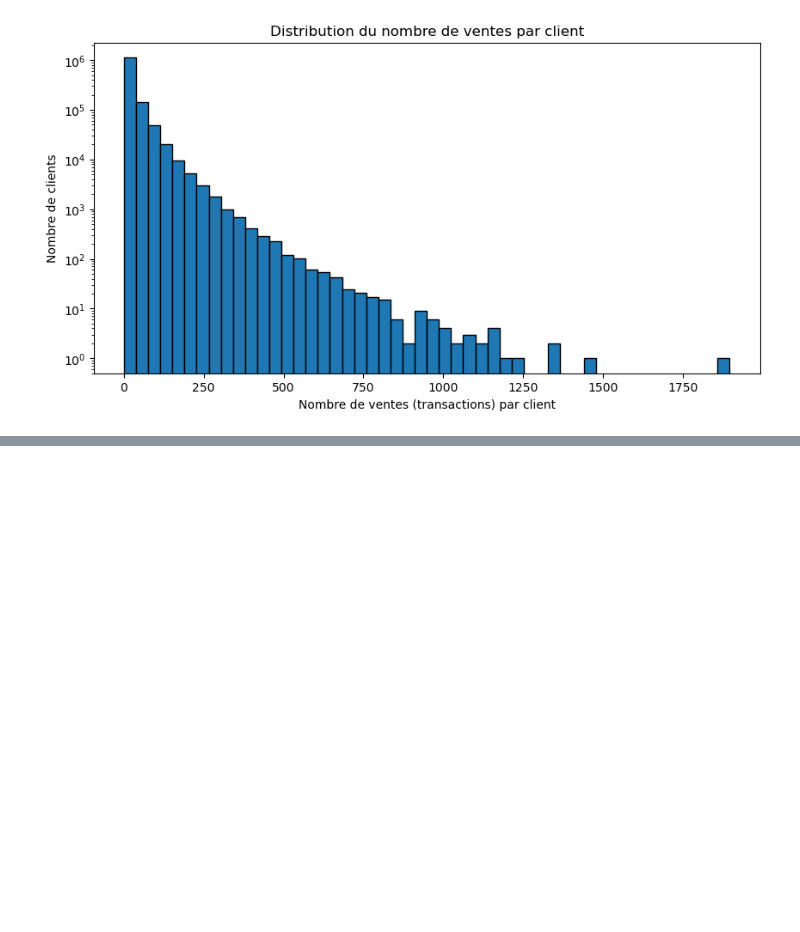
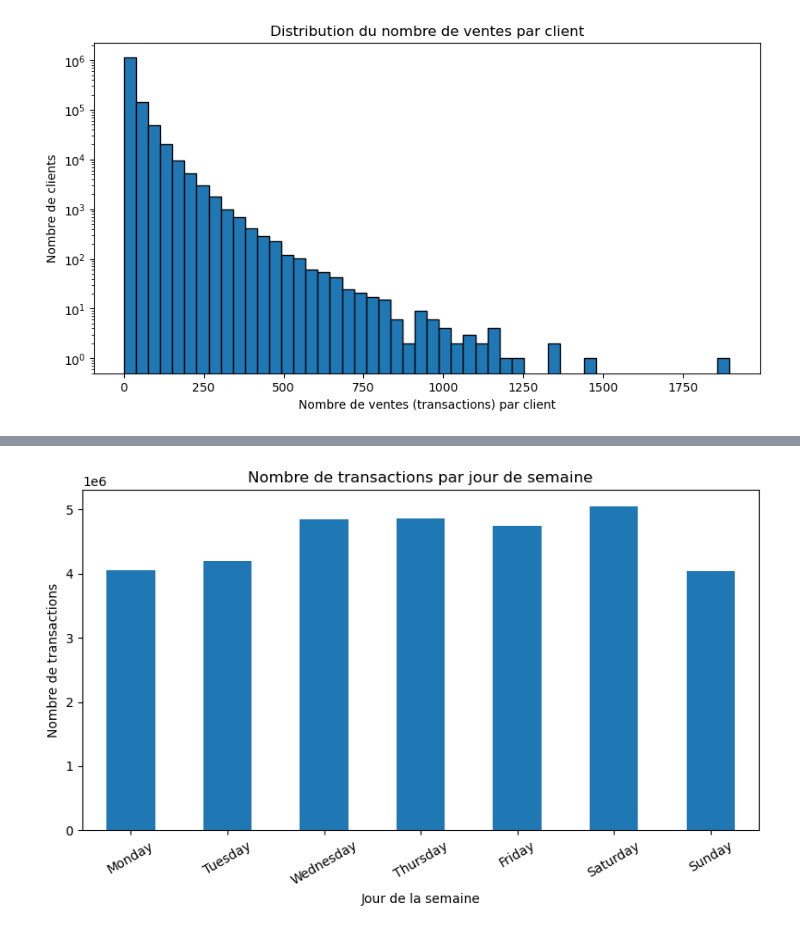
Before and after one commit to MalikChettihIA/Emiasd-SystemeDeRecommandation, a Jupyter notebook: 4.Projets/exploratory_data_analysis.ipynb, the cells around one changed output, grey strips where cells are left out. Saved outputs shown, nothing was run; the diff lists cells and outputs as text; code cells hidden in the pictures; blank space fills up the shorter version.

```diff
--- a/4.Projets/exploratory_data_analysis.ipynb
+++ b/4.Projets/exploratory_data_analysis.ipynb
@@ -178,0 +229,28 @@ plt.show()
+# %%
+import matplotlib.pyplot as plt
+
+df = merged_df
+
+# Si ce n'est pas déjà fait :
+df['t_dat'] = pd.to_datetime(df['t_dat'])
+
+# Ajoute une colonne 'jour_semaine' (0=lundi, 6=dimanche)
+df['jour_semaine'] = df['t_dat'].dt.dayofweek
+# Ou version texte :
+df['jour_semaine_txt'] = df['t_dat'].dt.day_name()
+
+transactions_par_jour = df['jour_semaine_txt'].value_counts().reindex(
+    ['Monday', 'Tuesday', 'Wednesday', 'Thursday', 'Friday', 'Saturday', 'Sunday']
+)
+
+
+plt.figure(figsize=(8,5))
+transactions_par_jour.plot(kind='bar')
+plt.title("Nombre de transactions par jour de semaine")
+plt.xlabel("Jour de la semaine")
+plt.ylabel("Nombre de transactions")
+plt.xticks(rotation=30)
+plt.tight_layout()
+plt.show()
+# %% [output]
+[figure, added]
```
Also changed, not shown: parts of 3 cells of this notebook, 1 other file.
